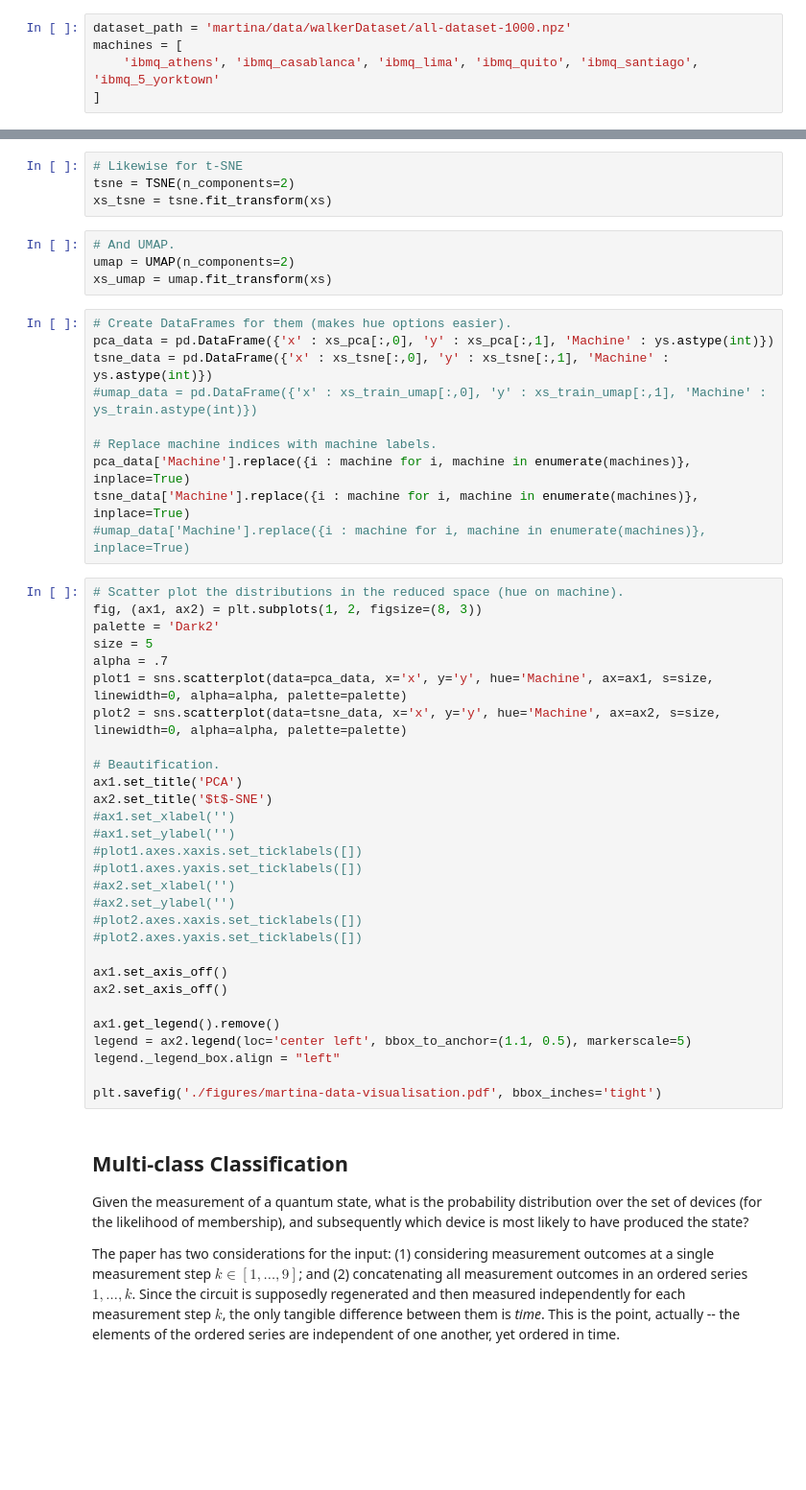
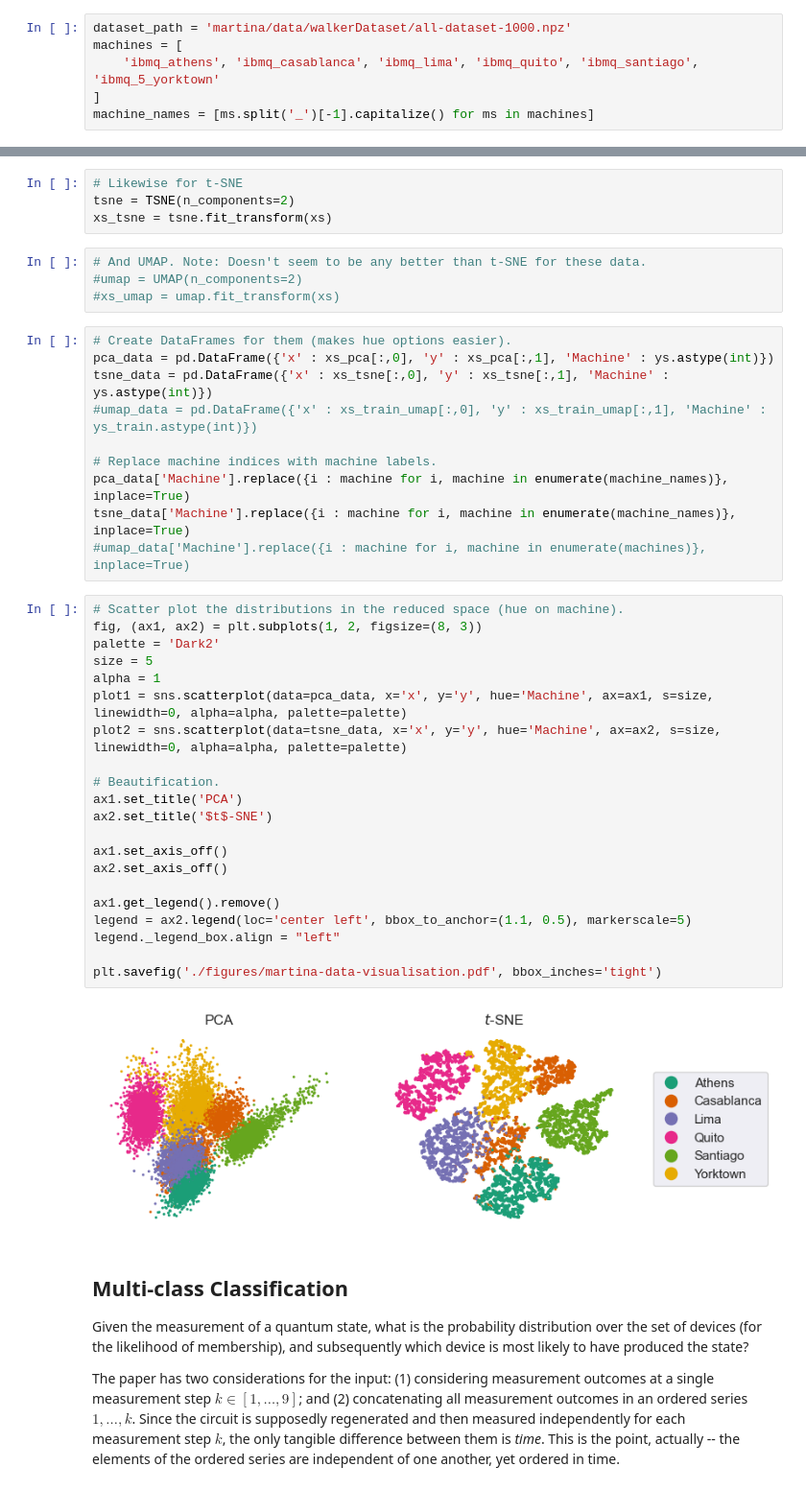
Before and after one commit to BenPrie/quantum-noise-ml, a Jupyter notebook: fingerprint-classifcation.ipynb, the cells around one changed output, grey strips where cells are left out. Shown at 96% size. Drawn from its saved outputs; the diff is of its cells as text; blank space fills up the shorter version.

```diff
--- a/fingerprint-classifcation.ipynb
+++ b/fingerprint-classifcation.ipynb
@@ -45,6 +49,7 @@ dataset_path = 'martina/data/walkerDataset/all-dataset-1000.npz'
 machines = [
     'ibmq_athens', 'ibmq_casablanca', 'ibmq_lima', 'ibmq_quito', 'ibmq_santiago', 'ibmq_5_yorktown'
 ]
+machine_names = [ms.split('_')[-1].capitalize() for ms in machines]
 # %% [markdown]
 # Fingerprint Classification
 
@@ -74,9 +79,9 @@ xs_pca = pca.fit_transform(xs)
 tsne = TSNE(n_components=2)
 xs_tsne = tsne.fit_transform(xs)
 # %%
-# And UMAP.
-umap = UMAP(n_components=2)
-xs_umap = umap.fit_transform(xs)
+# And UMAP. Note: Doesn't seem to be any better than t-SNE for these data.
+#umap = UMAP(n_components=2)
+#xs_umap = umap.fit_transform(xs)
 # %%
 # Create DataFrames for them (makes hue options easier).
 pca_data = pd.DataFrame({'x' : xs_pca[:,0], 'y' : xs_pca[:,1], 'Machine' : ys.astype(int)})
@@ -84,38 +89,32 @@ tsne_data = pd.DataFrame({'x' : xs_tsne[:,0], 'y' : xs_tsne[:,1], 'Machine' : ys
 #umap_data = pd.DataFrame({'x' : xs_train_umap[:,0], 'y' : xs_train_umap[:,1], 'Machine' : ys_train.astype(int)})
 
 # Replace machine indices with machine labels.
-pca_data['Machine'].replace({i : machine for i, machine in enumerate(machines)}, inplace=True)
-tsne_data['Machine'].replace({i : machine for i, machine in enumerate(machines)}, inplace=True)
+pca_data['Machine'].replace({i : machine for i, machine in enumerate(machine_names)}, inplace=True)
+tsne_data['Machine'].replace({i : machine for i, machine in enumerate(machine_names)}, inplace=True)
 #umap_data['Machine'].replace({i : machine for i, machine in enumerate(machines)}, inplace=True)
 # %%
 # Scatter plot the distributions in the reduced space (hue on machine).
 fig, (ax1, ax2) = plt.subplots(1, 2, figsize=(8, 3))
 palette = 'Dark2'
 size = 5
-alpha = .7
+alpha = 1
 plot1 = sns.scatterplot(data=pca_data, x='x', y='y', hue='Machine', ax=ax1, s=size, linewidth=0, alpha=alpha, palette=palette)
 plot2 = sns.scatterplot(data=tsne_data, x='x', y='y', hue='Machine', ax=ax2, s=size, linewidth=0, alpha=alpha, palette=palette)
 
 # Beautification.
 ax1.set_title('PCA')
 ax2.set_title('$t$-SNE')
-#ax1.set_xlabel('')
-#ax1.set_ylabel('')
-#plot1.axes.xaxis.set_ticklabels([])
-#plot1.axes.yaxis.set_ticklabels([])
-#ax2.set_xlabel('')
-#ax2.set_ylabel('')
-#plot2.axes.xaxis.set_ticklabels([])
-#plot2.axes.yaxis.set_ticklabels([])
 
 ax1.set_axis_off()
 ax2.set_axis_off()
 
 ax1.get_legend().remove()
 legend = ax2.legend(loc='center left', bbox_to_anchor=(1.1, 0.5), markerscale=5)
 legend._legend_box.align = "left"
 
 plt.savefig('./figures/martina-data-visualisation.pdf', bbox_inches='tight')
+# %% [output]
+[figure, added]
 # %% [markdown]
 ## Multi-class Classification
 
```
Also changed, not shown: parts of 18 cells of this notebook, 16 other files.
